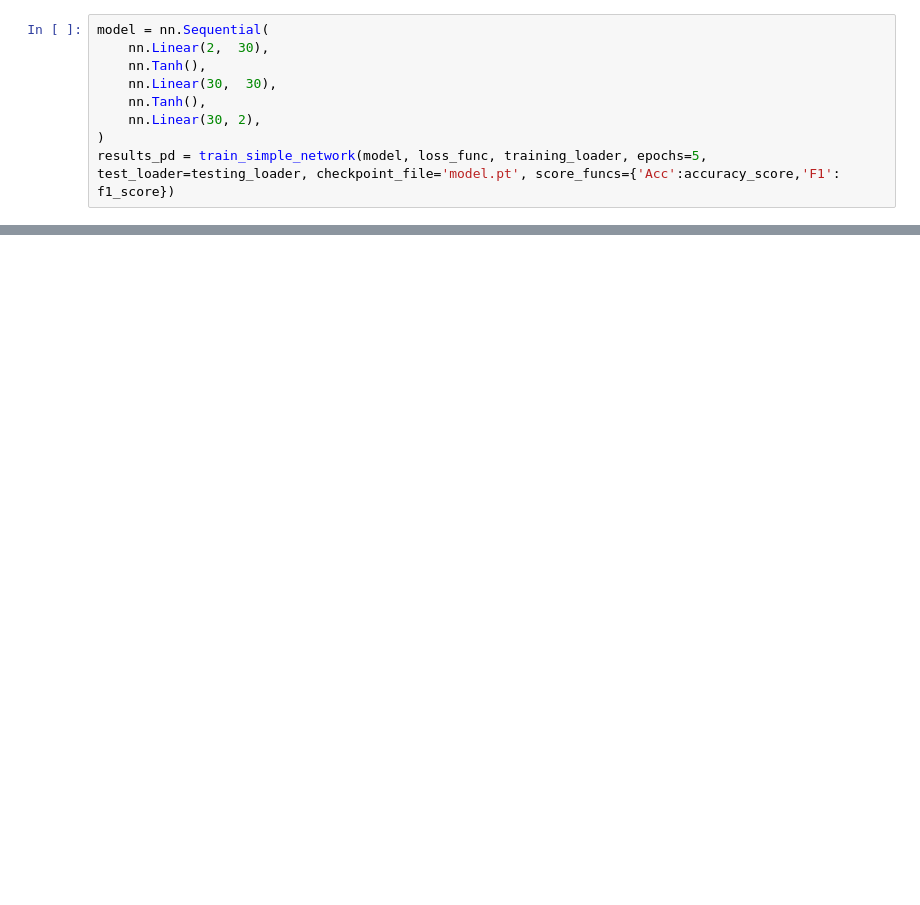
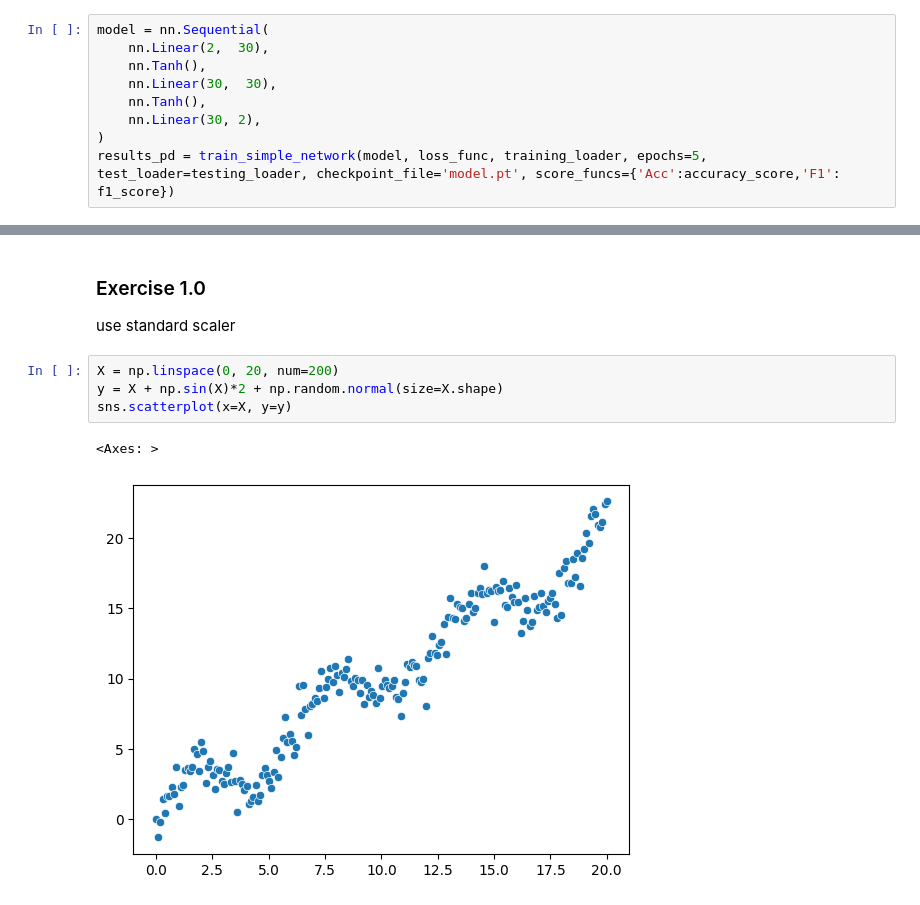
Before and after one commit to Pirner/data_science_notebooks, a Jupyter notebook: learning/inside_deeplearning/chapter_02/chapter_content.ipynb, the cells around one changed output, grey strips where cells are left out. Saved outputs shown, nothing was run; the diff lists cells and outputs as text; blank space fills up the shorter version.

Commit message:
add exercise2 of chapter2

```diff
--- a/learning/inside_deeplearning/chapter_02/chapter_content.ipynb
+++ b/learning/inside_deeplearning/chapter_02/chapter_content.ipynb
@@ -319,0 +320,11 @@ plt.show()
+# %% [markdown]
+### Exercise 1.0
+
+use standard scaler
+# %%
+X = np.linspace(0, 20, num=200)
+y = X + np.sin(X)*2 + np.random.normal(size=X.shape)
+sns.scatterplot(x=X, y=y)
+# %% [output]
+<Axes: >
+[figure, added]
```
Also changed, not shown: parts of 15 cells of this notebook, 1 other file.
